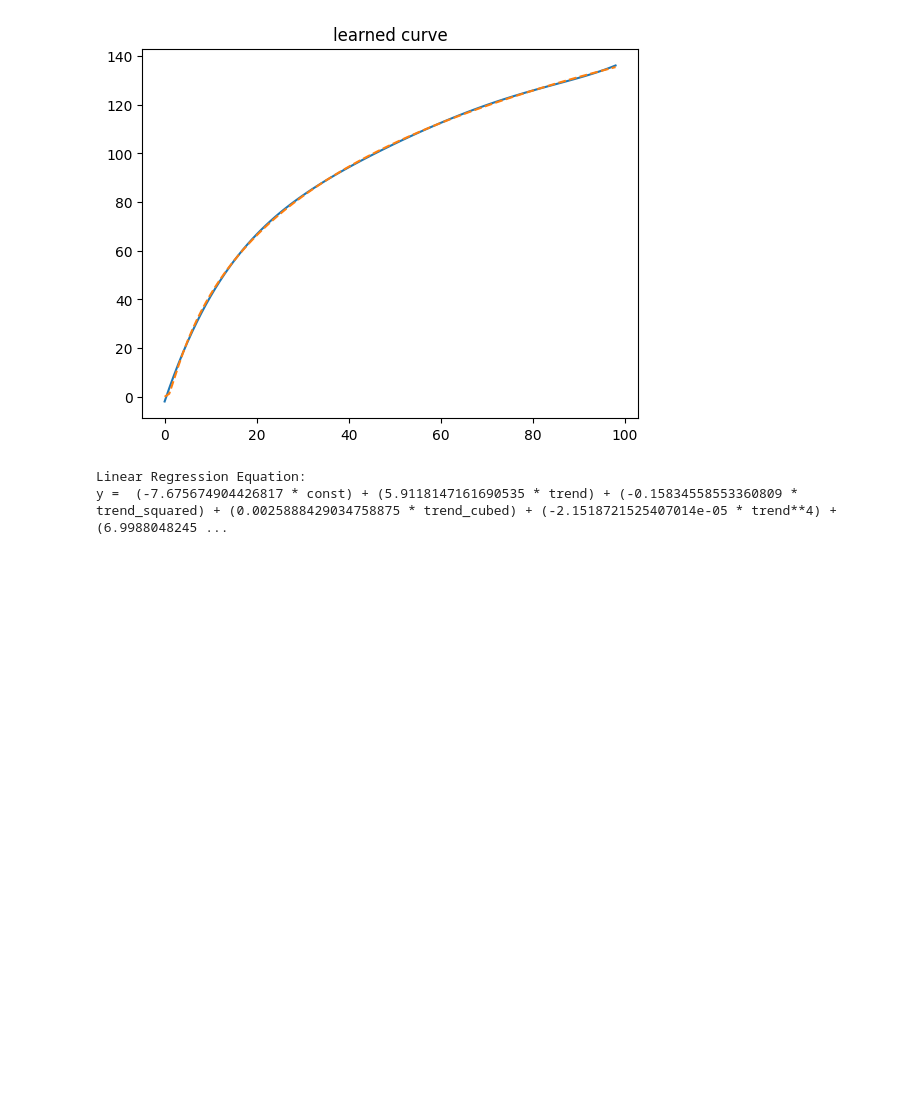
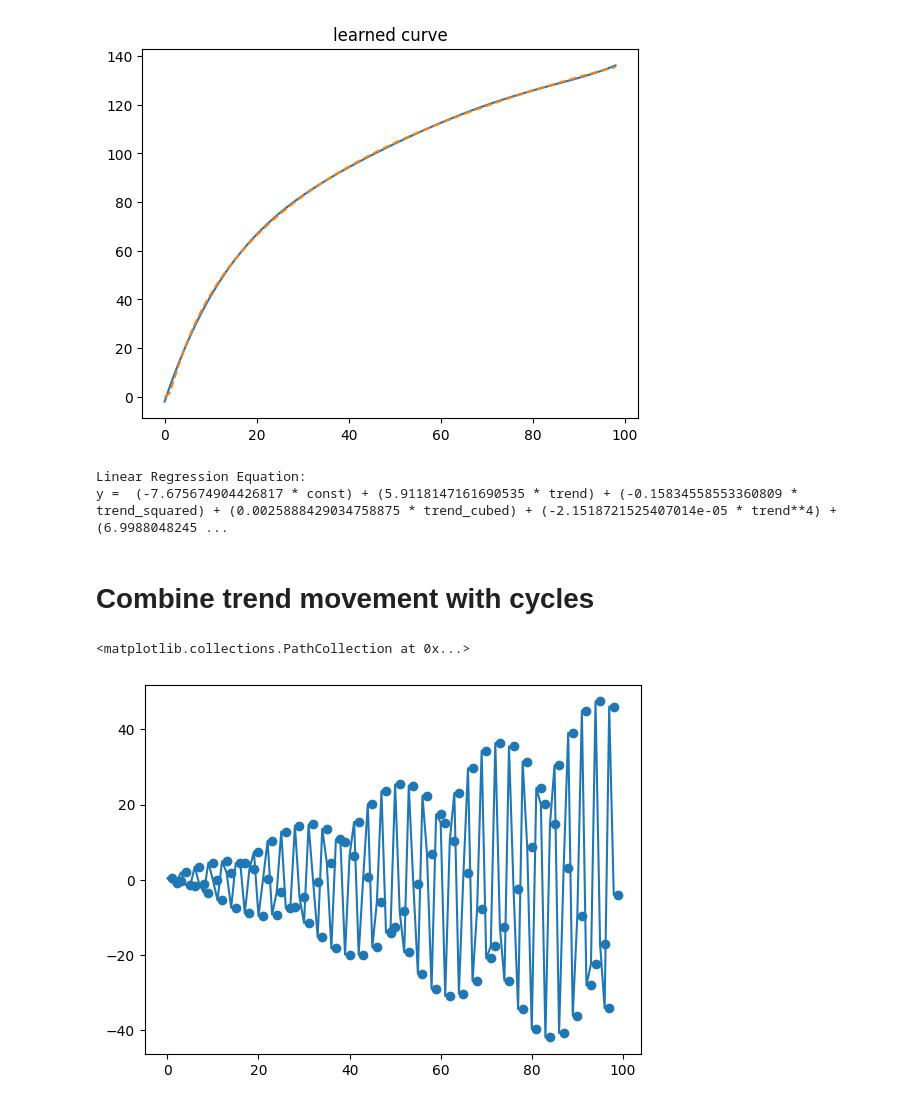
Before and after one commit to CaioMaxximus/Exploring-Different-Curves-with-Linear-Regression, a Jupyter notebook: creating-diferent-curves-with-linear-regression.ipynb, the cells around one changed output. Drawn from its saved outputs; the diff is of its cells as text; code cells hidden in the pictures; blank space fills up the shorter version.

Commit message:
Kaggle Notebook | Recreating different kinds of curves with LR | Version 2

```diff
--- a/creating-diferent-curves-with-linear-regression.ipynb
+++ b/creating-diferent-curves-with-linear-regression.ipynb
@@ -263,3 +259,15 @@ print(equation)
 # %% [output]
 Linear Regression Equation:
 y =  (-7.675674904426817 * const) + (5.9118147161690535 * trend) + (-0.15834558553360809 * trend_squared) + (0.0025888429034758875 * trend_cubed) + (-2.1518721525407014e-05 * trend**4) + (6.9988048245 ...
+# %% [markdown]
+# Combine trend movement with cycles
+# %%
+sin_cos_data_move = ( train_data * np.sin(train_data) * (np.cos(train_data)))
+# plt.plot(np.sin(train_data),linestyle = "--")
+# plt.plot(np.cos(train_data),linestyle = "--")
+
+plt.plot(sin_cos_data_move)
+plt.scatter(train_data ,sin_cos_data_move)
+# %% [output]
+<matplotlib.collections.PathCollection at 0x...>
+[figure, added]
```
Also changed, not shown: parts of 14 cells of this notebook.
